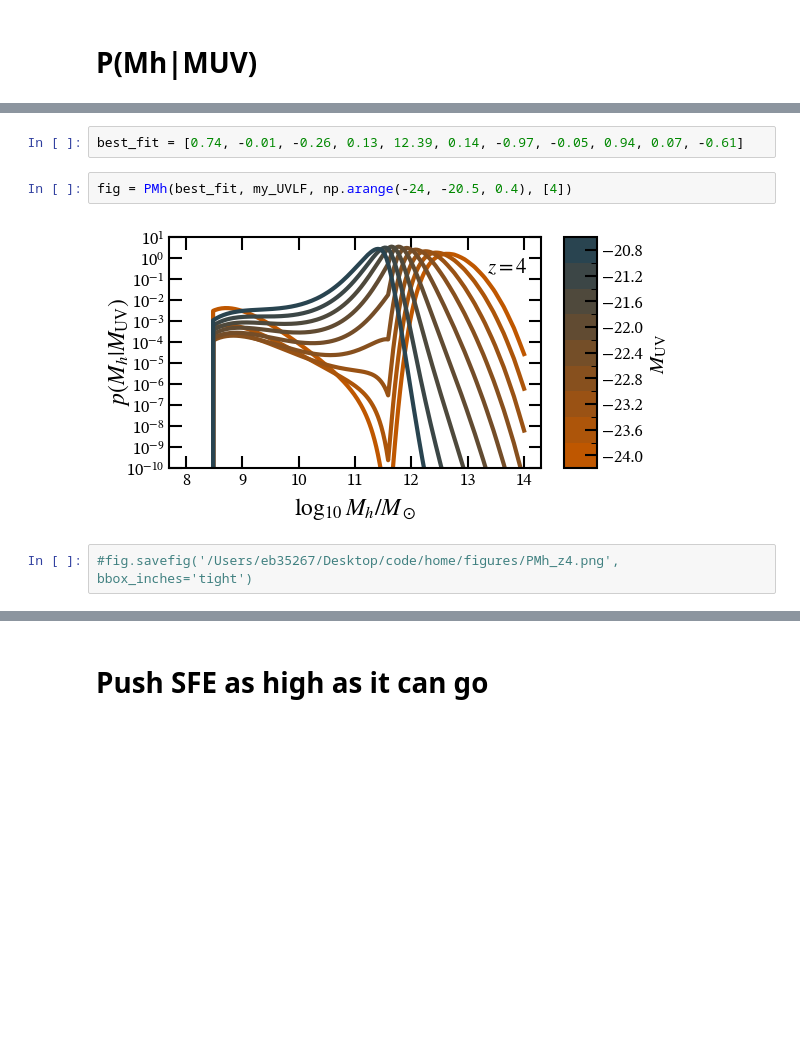
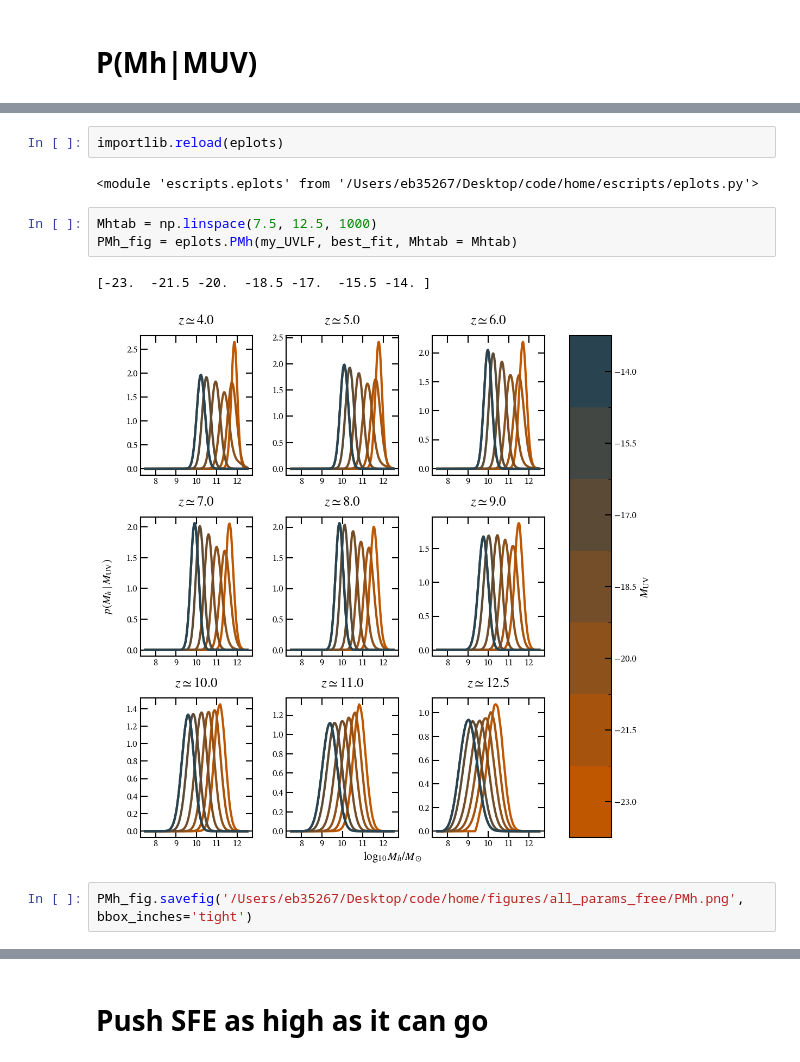
Before and after one commit to ebregou/modeling_stochasticity, a Jupyter notebook: notebooks/visualize_results.ipynb, the cells around one changed output, grey strips where cells are left out. Drawn from its saved outputs; the diff is of its cells as text; blank space fills up the shorter version.

```diff
--- a/notebooks/visualize_results.ipynb
+++ b/notebooks/visualize_results.ipynb
@@ -253,8 +180,12 @@ def PMh(param_values, my_UVLF, MUV_range, z_range):
-# %%
-best_fit = [0.74, -0.01, -0.26, 0.13, 12.39, 0.14, -0.97, -0.05, 0.94, 0.07, -0.61]
-# %%
-fig = PMh(best_fit, my_UVLF, np.arange(-24, -20.5, 0.4), [4])
-# %% [output]
-[figure, removed]
-# %%
-#fig.savefig('/Users/eb35267/Desktop/code/home/figures/PMh_z4.png', bbox_inches='tight')
+# %%
+importlib.reload(eplots)
+# %% [output]
+<module 'escripts.eplots' from '/Users/eb35267/Desktop/code/home/escripts/eplots.py'>
+# %%
+Mhtab = np.linspace(7.5, 12.5, 1000)
+PMh_fig = eplots.PMh(my_UVLF, best_fit, Mhtab = Mhtab)
+# %% [output]
+[-23.  -21.5 -20.  -18.5 -17.  -15.5 -14. ]
+[figure, added]
+# %%
+PMh_fig.savefig('/Users/eb35267/Desktop/code/home/figures/all_params_free/PMh.png', bbox_inches='tight')
```
Also changed, not shown: parts of 29 cells of this notebook, 47 other files.
